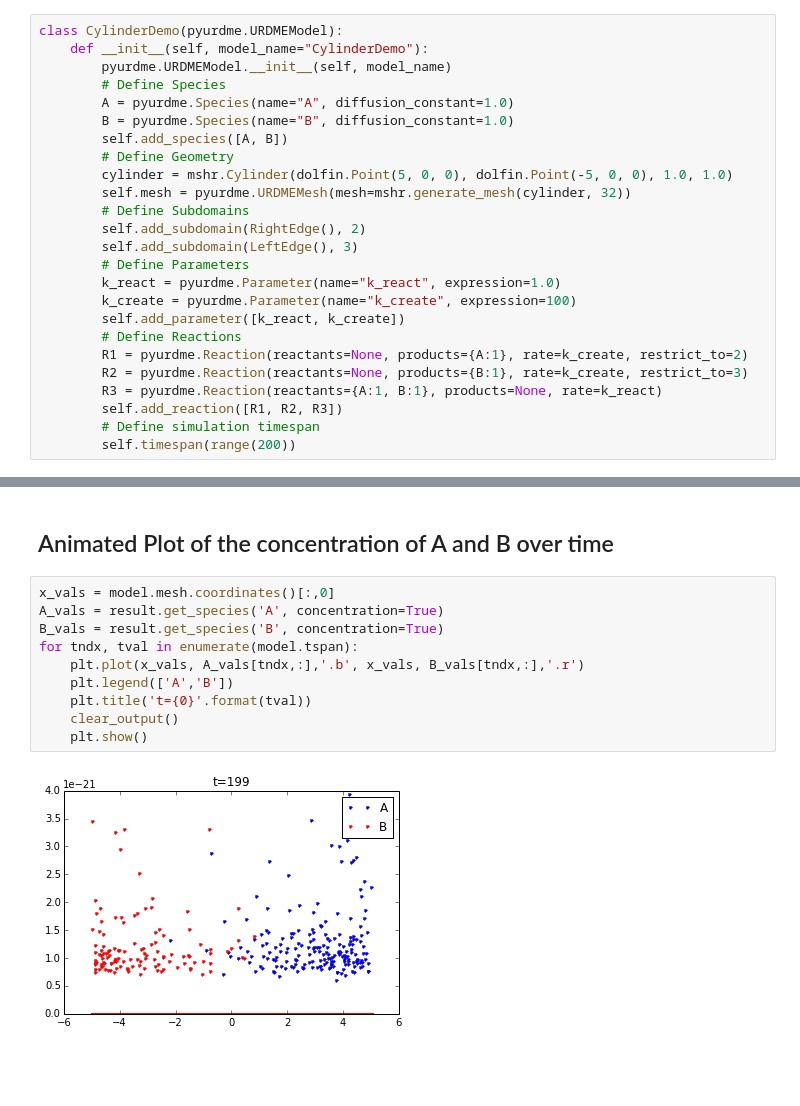
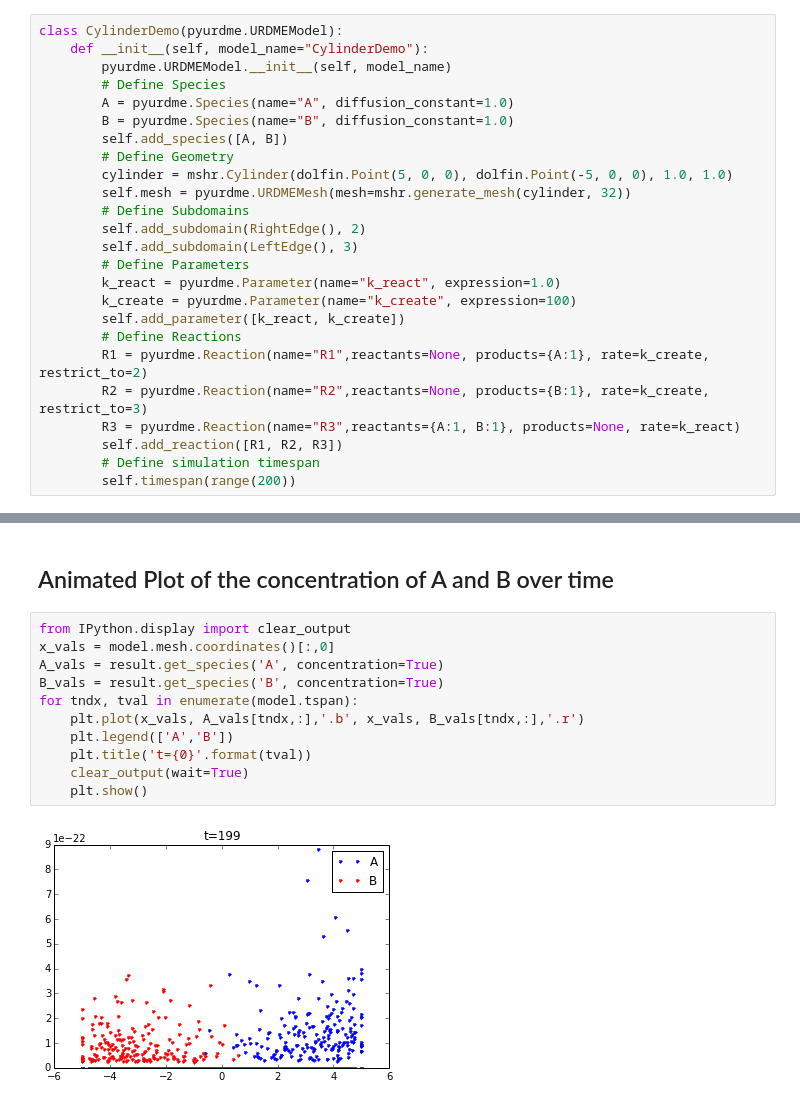
Before and after one commit to briandrawert/MOLNS_notebooks, a Jupyter notebook: CylinderAnnihilationDemo.ipynb, the cells around one changed output, grey strips where cells are left out. Cells and saved outputs as stored; diff of their text form; blank space fills up the shorter version.

```diff
--- a/CylinderAnnihilationDemo.ipynb
+++ b/CylinderAnnihilationDemo.ipynb
@@ -35,9 +35,9 @@ class CylinderDemo(pyurdme.URDMEModel):
         k_create = pyurdme.Parameter(name="k_create", expression=100)
         self.add_parameter([k_react, k_create])
         # Define Reactions
-        R1 = pyurdme.Reaction(reactants=None, products={A:1}, rate=k_create, restrict_to=2)
-        R2 = pyurdme.Reaction(reactants=None, products={B:1}, rate=k_create, restrict_to=3)
-        R3 = pyurdme.Reaction(reactants={A:1, B:1}, products=None, rate=k_react)
+        R1 = pyurdme.Reaction(name="R1",reactants=None, products={A:1}, rate=k_create, restrict_to=2)
+        R2 = pyurdme.Reaction(name="R2",reactants=None, products={B:1}, rate=k_create, restrict_to=3)
+        R3 = pyurdme.Reaction(name="R3",reactants={A:1, B:1}, products=None, rate=k_react)
         self.add_reaction([R1, R2, R3])
         # Define simulation timespan
         self.timespan(range(200))
@@ -155,14 +155,15 @@ plt.title('Population binned by x-coordinate')
 # %% [markdown]
 ## Animated Plot of the concentration of A and B over time
 # %%
+from IPython.display import clear_output
 x_vals = model.mesh.coordinates()[:,0]
 A_vals = result.get_species('A', concentration=True)
 B_vals = result.get_species('B', concentration=True)
 for tndx, tval in enumerate(model.tspan):
     plt.plot(x_vals, A_vals[tndx,:],'.b', x_vals, B_vals[tndx,:],'.r')
     plt.legend(['A','B'])
     plt.title('t={0}'.format(tval))
-    clear_output()
+    clear_output(wait=True)
     plt.show()
 # %% [output]
-[figure, old version]
+[figure, new version]
```
Also changed, not shown: parts of 8 cells of this notebook.
